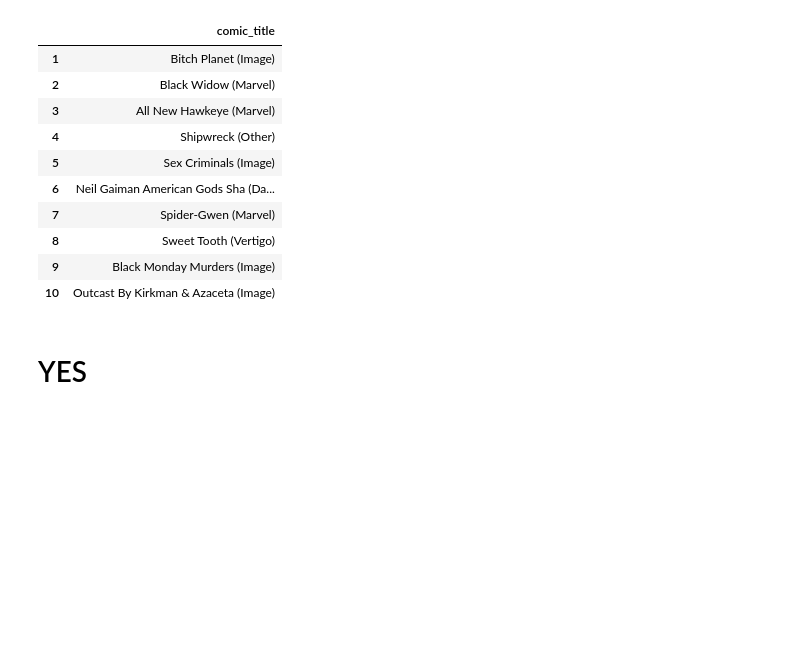
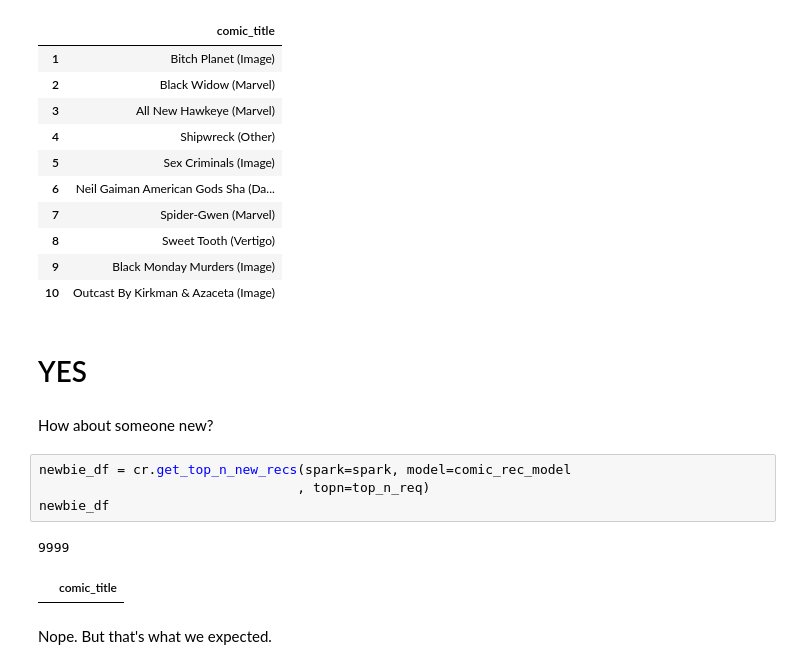
Before and after one commit to werlindo/comics_rx, a Jupyter notebook: comics_rx-5_pseudo_deploy.ipynb, the cells around one changed output. Drawn from its saved outputs; the diff is of its cells as text; blank space fills up the shorter version.

```diff
--- a/comics_rx-5_pseudo_deploy.ipynb
+++ b/comics_rx-5_pseudo_deploy.ipynb
@@ -587,3 +587,14 @@ top_n_df
 | 10 | Outcast By Kirkman & Azaceta (Image) |
 # %% [markdown]
 # YES
+# %% [markdown]
+How about someone new?
+# %%
+newbie_df = cr.get_top_n_new_recs(spark=spark, model=comic_rec_model
+                                 , topn=top_n_req)
+newbie_df
+# %% [output]
+9999
+|  | comic_title |
+# %% [markdown]
+Nope. But that's what we expected.
```
